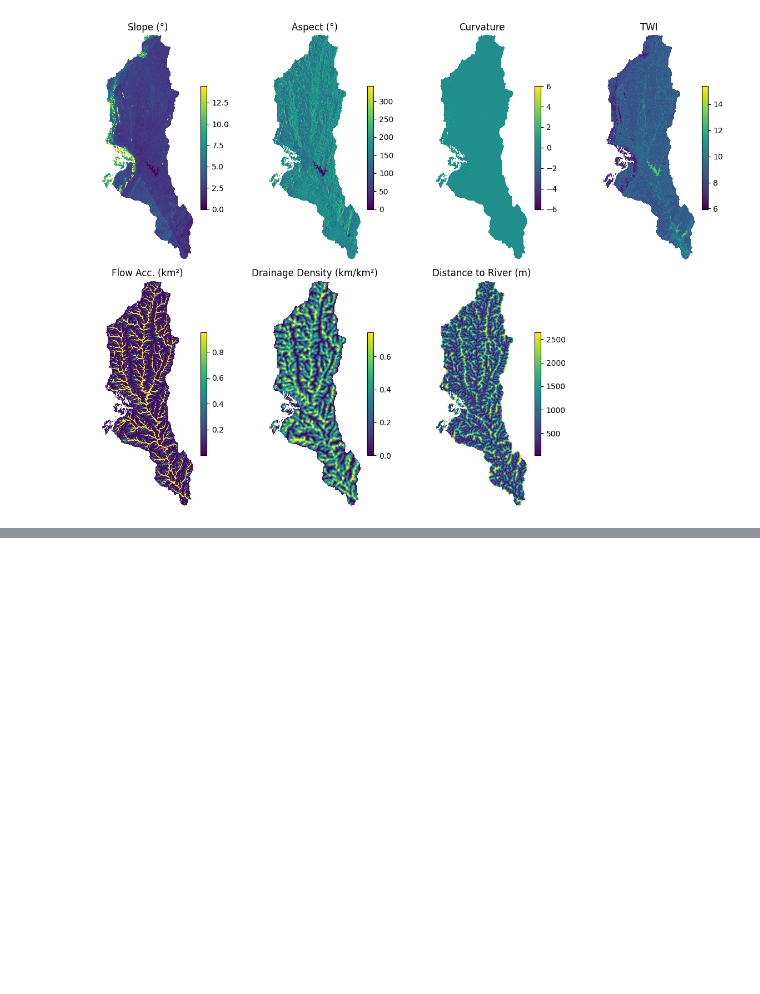
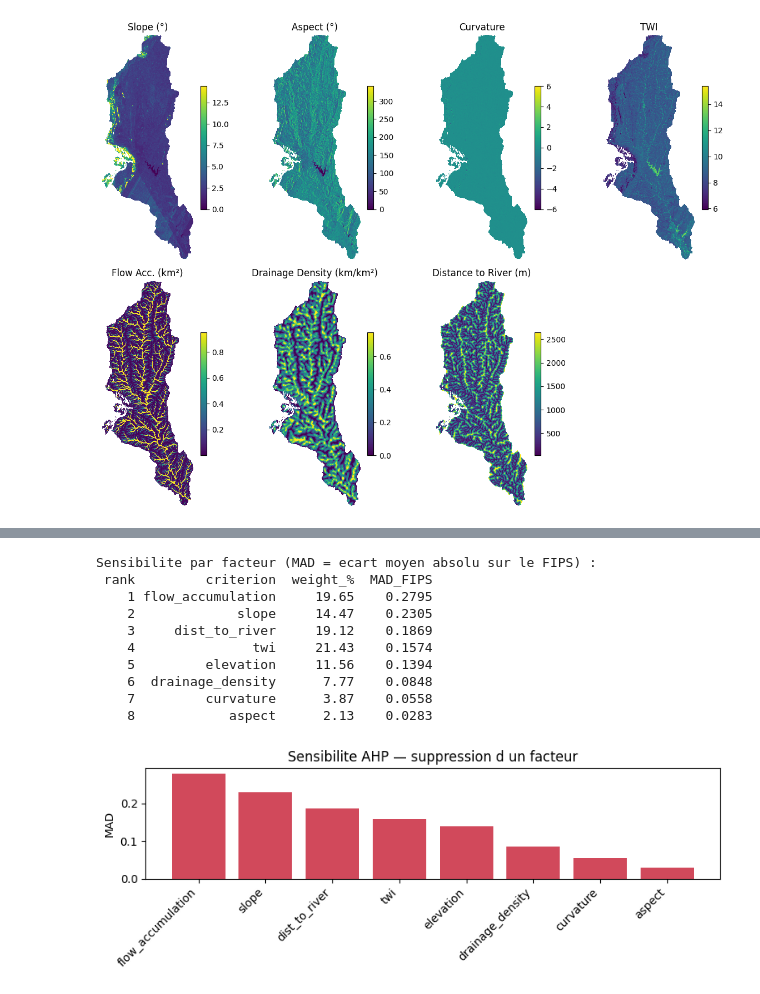
Before and after one commit to Enagnon97/FloodRM, a Jupyter notebook: dem_derivatives.ipynb, the cells around one changed output, grey strips where cells are left out. Drawn from its saved outputs; the diff is of its cells as text; code cells hidden in the pictures; blank space fills up the shorter version.

```diff
--- a/dem_derivatives.ipynb
+++ b/dem_derivatives.ipynb
@@ -90,0 +101,10 @@ plt.tight_layout(); plt.show()
+# %%
+# --- ETAPE 2 : Reclassification -> scores 1-5 ---
+# RECLASS_INPUT = "raw"       -> utilise les couches brutes
+# RECLASS_INPUT = "normalized" -> utilise les couches normalisees
+RECLASS_INPUT = "raw"
+use_norm = RECLASS_INPUT == "normalized"
+
+print("Reclassification des facteurs :")
+SCORES = compute_scores(RECLASS, AHP_INCLUDE, use_norm=use_norm)
+print(f"{len(SCORES)} facteurs scores : {list(SCORES.keys())}")
@@ -90,0 +167,26 @@ plt.tight_layout(); plt.show()
+# %%
+# --- ETAPE 7 : Analyse de sensibilite ---
+sens_df = sensitivity_analysis(SCORES, weights, fips)
+print("Sensibilite par facteur (MAD = ecart moyen absolu sur le FIPS) :")
+print(sens_df.to_string(index=False))
+
+import matplotlib.pyplot as plt
+plt.figure(figsize=(8, 3))
+plt.bar(sens_df["criterion"], sens_df["MAD_FIPS"], color="#d1495b")
+plt.xticks(rotation=45, ha="right")
+plt.ylabel("MAD")
+plt.title("Sensibilite AHP — suppression d un facteur")
+plt.tight_layout()
+plt.show()
+# %% [output]
+Sensibilite par facteur (MAD = ecart moyen absolu sur le FIPS) :
+ rank         criterion  weight_%  MAD_FIPS
+    1 flow_accumulation     19.65    0.2795
+    2             slope     14.47    0.2305
+    3     dist_to_river     19.12    0.1869
+    4               twi     21.43    0.1574
+    5         elevation     11.56    0.1394
+    6  drainage_density      7.77    0.0848
+    7         curvature      3.87    0.0558
+    8            aspect      2.13    0.0283
+[figure, added]
```
Also changed, not shown: parts of 10 cells of this notebook, 3 other files.
